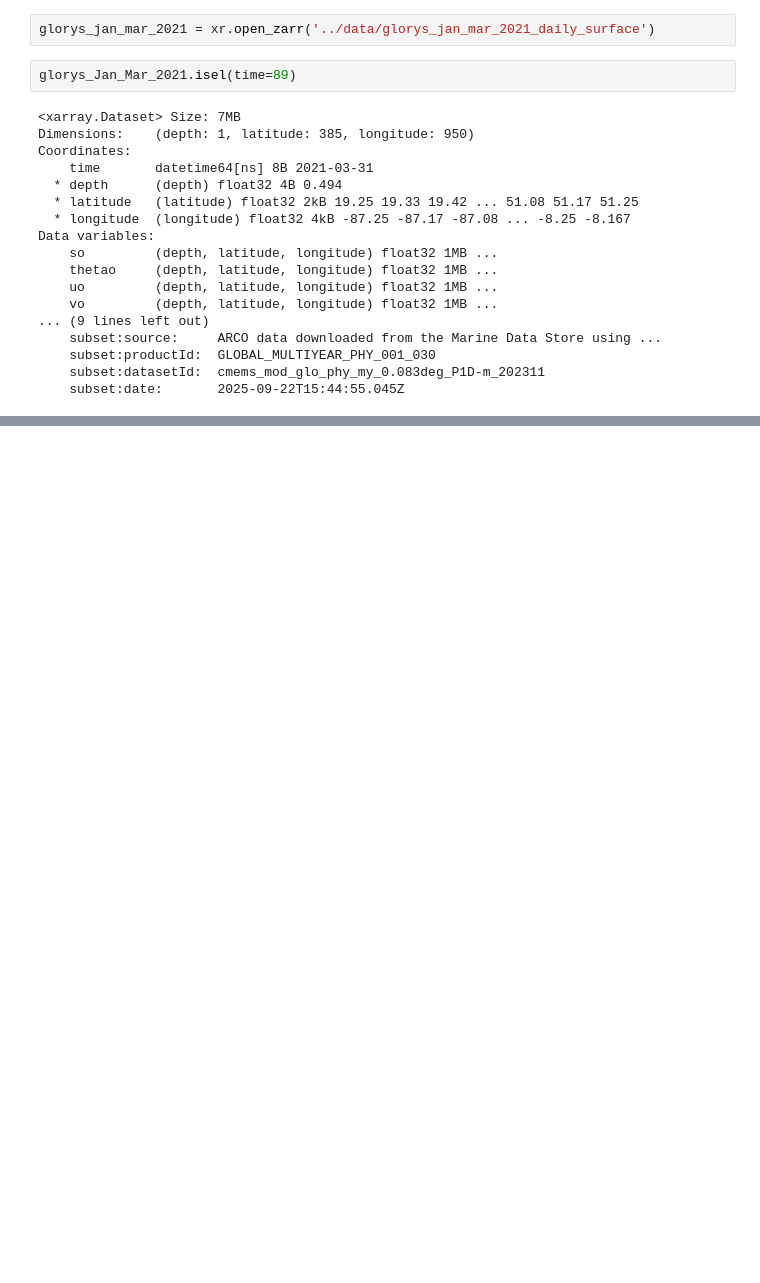
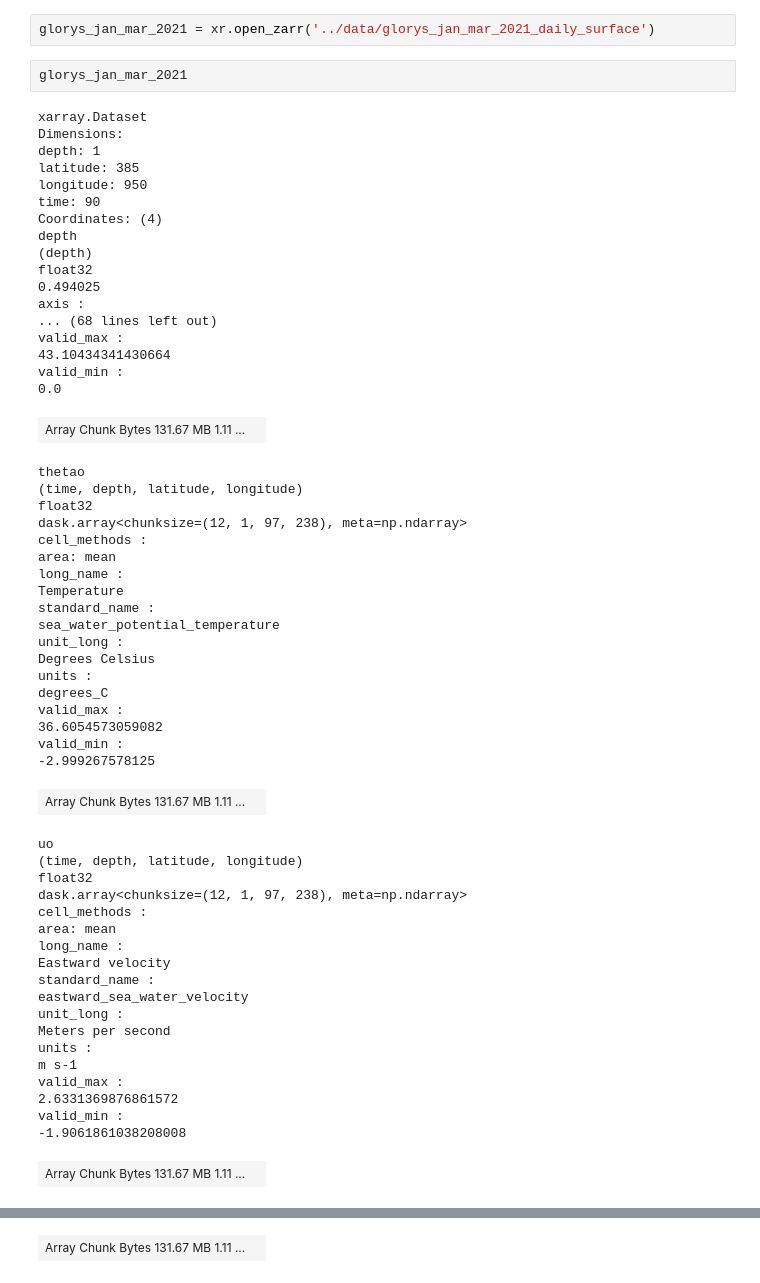
Before and after one commit to emma138/physical_oceanography, a Jupyter notebook: notebooks/geostrophy.ipynb, the cells around one changed output, grey strips where cells are left out. Saved outputs shown, nothing was run; the diff lists cells and outputs as text; blank space fills up the shorter version.

```diff
--- a/notebooks/geostrophy.ipynb
+++ b/notebooks/geostrophy.ipynb
@@ -12,22 +25,61 @@ plt.rcParams['figure.figsize'] = 12,6
 # %%
 glorys_jan_mar_2021 = xr.open_zarr('../data/glorys_jan_mar_2021_daily_surface')
-# %%
-glorys_Jan_Mar_2021.isel(time=89)
-# %% [output]
-<xarray.Dataset> Size: 7MB
-Dimensions:    (depth: 1, latitude: 385, longitude: 950)
-Coordinates:
-    time       datetime64[ns] 8B 2021-03-31
-  * depth      (depth) float32 4B 0.494
-  * latitude   (latitude) float32 2kB 19.25 19.33 19.42 ... 51.08 51.17 51.25
-  * longitude  (longitude) float32 4kB -87.25 -87.17 -87.08 ... -8.25 -8.167
-Data variables:
-    so         (depth, latitude, longitude) float32 1MB ...
-    thetao     (depth, latitude, longitude) float32 1MB ...
-    uo         (depth, latitude, longitude) float32 1MB ...
-    vo         (depth, latitude, longitude) float32 1MB ...
-... (9 lines left out)
-    subset:source:     ARCO data downloaded from the Marine Data Store using ...
-    subset:productId:  GLOBAL_MULTIYEAR_PHY_001_030
-    subset:datasetId:  cmems_mod_glo_phy_my_0.083deg_P1D-m_202311
-    subset:date:       2025-09-22T15:44:55.045Z
+# %%
+glorys_jan_mar_2021
+# %% [output]
+xarray.Dataset
+Dimensions:
+depth: 1
+latitude: 385
+longitude: 950
+time: 90
+Coordinates: (4)
+depth
+(depth)
+float32
+0.494025
+axis :
+... (68 lines left out)
+valid_max :
+43.10434341430664
+valid_min :
+0.0
+| Array Chunk Bytes 131.67 MB 1.11 ... |  |
+thetao
+(time, depth, latitude, longitude)
+float32
+dask.array<chunksize=(12, 1, 97, 238), meta=np.ndarray>
+cell_methods :
+area: mean
+long_name :
+Temperature
+standard_name :
+sea_water_potential_temperature
+unit_long :
+Degrees Celsius
+units :
+degrees_C
+valid_max :
+36.6054573059082
+valid_min :
+-2.999267578125
+| Array Chunk Bytes 131.67 MB 1.11 ... |  |
+uo
+(time, depth, latitude, longitude)
+float32
+dask.array<chunksize=(12, 1, 97, 238), meta=np.ndarray>
+cell_methods :
+area: mean
+long_name :
+Eastward velocity
+standard_name :
+eastward_sea_water_velocity
+unit_long :
+Meters per second
+units :
+m s-1
+valid_max :
+2.6331369876861572
+valid_min :
+-1.9061861038208008
+| Array Chunk Bytes 131.67 MB 1.11 ... |  |
@@ -33,0 +104 @@ Data variables:
+| Array Chunk Bytes 131.67 MB 1.11 ... |  |
```
Also changed, not shown: parts of 7 cells of this notebook.
